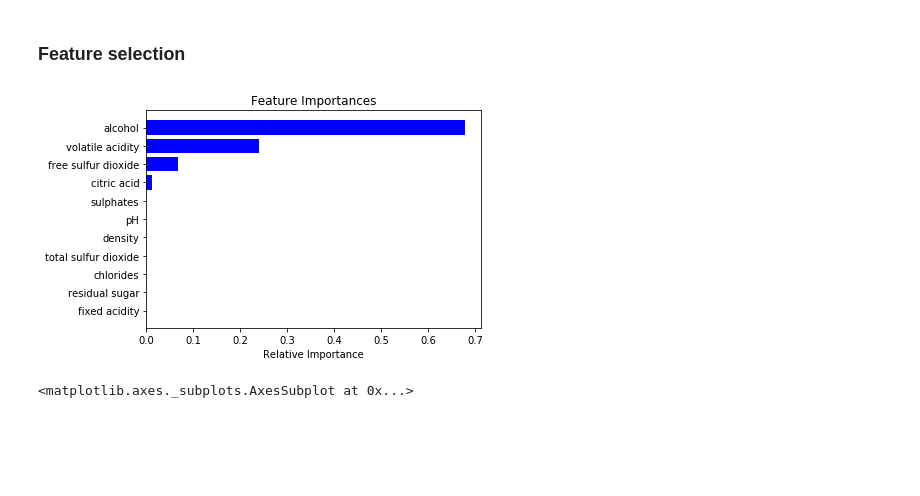
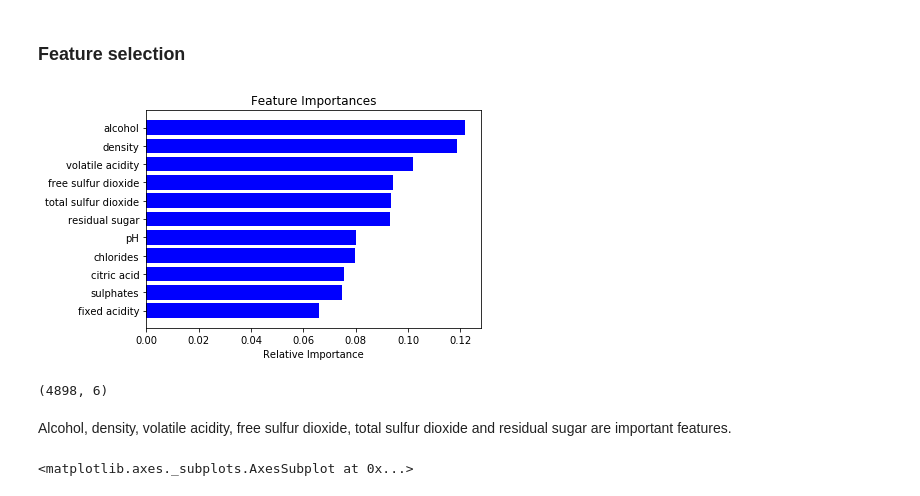
Before and after one commit to GeJulia/wineForTheWin, a Jupyter notebook: Naive_Bayes.ipynb, the cells around one changed output. Drawn from its saved outputs; the diff is of its cells as text; code cells hidden in the pictures; blank space fills up the shorter version.

```diff
--- a/Naive_Bayes.ipynb
+++ b/Naive_Bayes.ipynb
@@ -159,13 +160,12 @@ prediction_red_multi = cross_val_predict(model_bayes, red_binned, red_label, cv=
 # %% [markdown]
 ### Feature selection
 # %%
-### Use a Decision Tree with the best results after GridSearch to find the most important features ###
-decision_tree_red = tree.DecisionTreeClassifier(class_weight=None, max_depth=5, criterion='entropy', min_samples_split=150)
-decision_tree_red.fit(red_data, red_label)
+rf = RandomForestClassifier(random_state=42)
+rf_red = rf.fit(red_data, red_label)
+importances = rf_red.feature_importances_
 
-features = red_data.columns
-importances = decision_tree_red.feature_importances_
 indices = np.argsort(importances)
+
 
 plt.figure(1)
 plt.title('Feature Importances')
@@ -360,24 +362,28 @@ prediction_white_multi = cross_val_predict(BernoulliNB(), white_binned, white_la
 # %% [markdown]
 ### Feature selection
 # %%
-### Use a Decision Tree with the best results after GridSearch to find the most important features ###
+rf_white = rf.fit(white_data, white_label)
+importances = rf_white.feature_importances_
 
-decision_tree_white = tree.DecisionTreeClassifier(class_weight=None, max_depth=3, criterion="entropy", min_samples_split=50)
-decision_tree_white.fit(white_data, white_label)
+indices = np.argsort(importances)
 
-
-features = white_data.columns
-importances = decision_tree_white.feature_importances_
-indices = np.argsort(importances)
 
 plt.figure(1)
 plt.title('Feature Importances')
 plt.barh(range(len(indices)), importances[indices], color='b', align='center')
 plt.yticks(range(len(indices)), features[indices])
 plt.xlabel('Relative Importance')
 plt.savefig('../wineForTheWin/importances_white.png')
 # %% [output]
-[figure, old version]
+[figure, new version]
+# %%
+model = SelectFromModel(rf_white, prefit=True)
+white_selected = model.transform(white_data)
+white_selected.shape
+# %% [output]
+(4898, 6)
+# %% [markdown]
+Alcohol, density, volatile acidity, free sulfur dioxide, total sulfur dioxide and residual sugar are important features.
 # %%
 ### Find correlations in data ###
 
```
Also changed, not shown: parts of 11 cells of this notebook.
